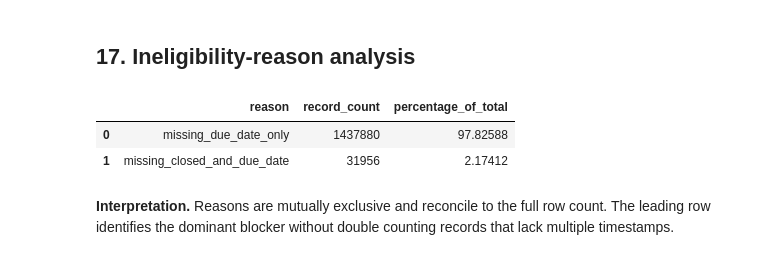
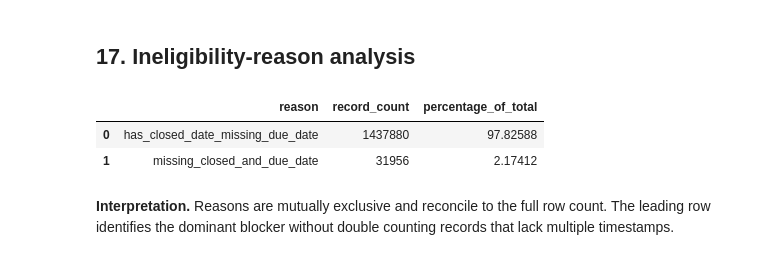
Before and after one commit to mmubashir95/urban-operations-intelligence-platform, a Jupyter notebook: notebooks/03_target_feasibility.ipynb, the cells around one changed output. Cells and saved outputs as stored; diff of their text form; code cells hidden in the pictures.

```diff
--- a/notebooks/03_target_feasibility.ipynb
+++ b/notebooks/03_target_feasibility.ipynb
@@ -496,7 +304,12 @@ def fetch_full_dot_extract(
     return frame, page_number - 1
 # %%
 extraction_started_at_utc = datetime.now(timezone.utc)
-metadata_payload = fetch_json_url(DATASET_METADATA_URL)
+metadata_payload = fetch_json_url(
+    DATASET_METADATA_URL,
+    timeout_seconds=API_TIMEOUT_SECONDS,
+    max_attempts=API_MAX_ATTEMPTS,
+    headers=API_REQUEST_HEADERS,
+)
 if not isinstance(metadata_payload, dict):
     raise RuntimeError("Dataset metadata response was not a JSON object.")
 metadata_columns = metadata_payload.get("columns")
@@ -866,37 +737,37 @@ def assign_target_eligibility_reason(frame: pd.DataFrame) -> pd.Series:
     missing_due = frame["due_date"].isna()
     reason.loc[
         ~missing_created & ~missing_closed & missing_due
-    ] = "missing_due_date_only"
+    ] = "has_closed_date_missing_due_date"
     reason.loc[
         ~missing_created & missing_closed & ~missing_due
     ] = "missing_closed_date_only"
     reason.loc[
         ~missing_created & missing_closed & missing_due
     ] = "missing_closed_and_due_date"
     reason.loc[missing_created] = "missing_created_date"
     return reason
 
 
 df["target_eligibility_reason"] = assign_target_eligibility_reason(df)
 ineligibility_reason_summary = (
     df["target_eligibility_reason"]
     .value_counts(dropna=False)
     .rename_axis("reason")
     .rename("record_count")
     .reset_index()
 )
 ineligibility_reason_summary["percentage_of_total"] = (
     ineligibility_reason_summary["record_count"] / len(df) * 100.0
 )
 assert len(df["target_eligibility_reason"]) == len(df)
 assert ineligibility_reason_summary["record_count"].sum() == len(df)
 dominant_ineligibility_reason = str(
     ineligibility_reason_summary.iloc[0]["reason"]
 )
 display(ineligibility_reason_summary.round(6))
 # %% [output]
 |  | reason | record_count | percentage_of_total |
-| 0 | missing_due_date_only | 1437880 | 97.82588 |
+| 0 | has_closed_date_missing_due_date | 1437880 | 97.82588 |
 | 1 | missing_closed_and_due_date | 31956 | 2.17412 |
 # %% [markdown]
 **Interpretation.** Reasons are mutually exclusive and reconcile to the full
```
Also changed, not shown: parts of 11 cells of this notebook, 5 other files.
